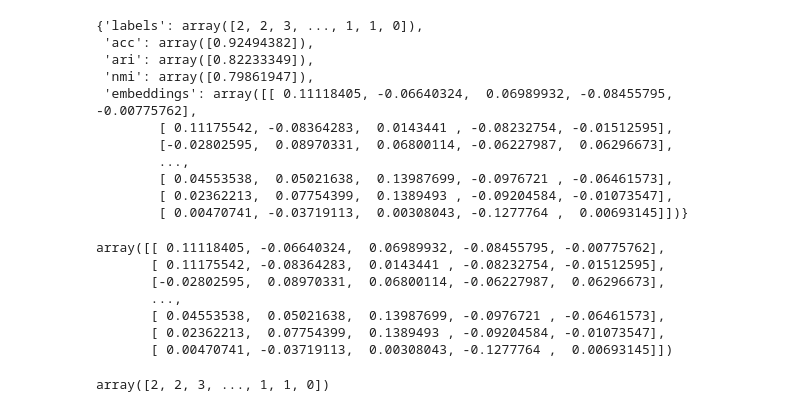
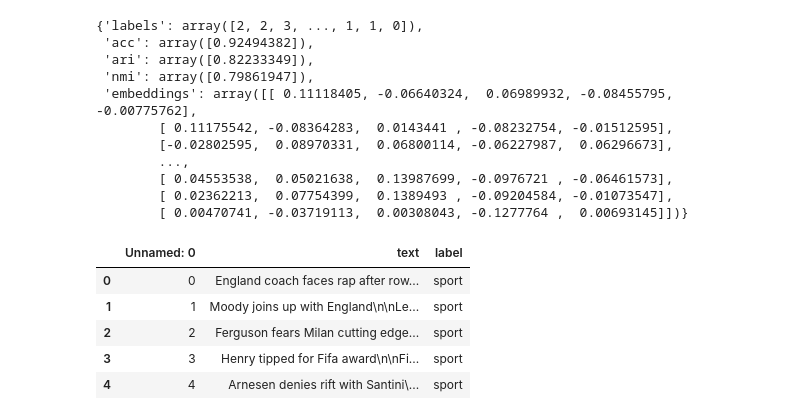
Before and after one commit to goamegah/Document-Clustering, a Jupyter notebook: dsa/PyNotebooks/dkm_bbc.ipynb, the cells around one changed output. Saved outputs shown, nothing was run; the diff lists cells and outputs as text; code cells hidden in the pictures.

```diff
--- a/dsa/PyNotebooks/dkm_bbc.ipynb
+++ b/dsa/PyNotebooks/dkm_bbc.ipynb
@@ -138,0 +144,6 @@ results
+# %%
+df_bbc = pd.read_csv(
+    filepath_or_buffer="/home/godwin/Documents/Uparis/M1MLSD2223/ue_data2/text-clustering/core/datasets/data/bbc.csv"
+)
+
+document_name="bbc-dkm"
@@ -138,0 +159,9 @@ results
+# %%
+df_bbc.head()
+# %% [output]
+|  | Unnamed: 0 | text | label |
+| 0 | 0 | England coach faces rap after row... | sport |
+| 1 | 1 | Moody joins up with England\n\nLe... | sport |
+| 2 | 2 | Ferguson fears Milan cutting edge... | sport |
+| 3 | 3 | Henry tipped for Fifa award\n\nFi... | sport |
+| 4 | 4 | Arnesen denies rift with Santini\... | sport |
@@ -139,15 +181,4 @@ results
 # %%
-import numpy as np
-np.fromfile("bbc.dat").reshape((2225, 5))
+dkm_x =  np.fromfile("bbc.dat").reshape((2225, 5))
-# %% [output]
-array([[ 0.11118405, -0.06640324,  0.06989932, -0.08455795, -0.00775762],
-       [ 0.11175542, -0.08364283,  0.0143441 , -0.08232754, -0.01512595],
-       [-0.02802595,  0.08970331,  0.06800114, -0.06227987,  0.06296673],
-       ...,
-       [ 0.04553538,  0.05021638,  0.13987699, -0.0976721 , -0.06461573],
-       [ 0.02362213,  0.07754399,  0.1389493 , -0.09204584, -0.01073547],
-       [ 0.00470741, -0.03719113,  0.00308043, -0.1277764 ,  0.00693145]])
 # %%
-np.fromfile("bbc_labels.dat",dtype=int).reshape(-1)
+dkm_y = np.fromfile("bbc_labels.dat",dtype=int).reshape(-1)
-# %% [output]
-array([2, 2, 3, ..., 1, 1, 0])
```
Also changed, not shown: parts of 5 cells of this notebook, 8 other files.
